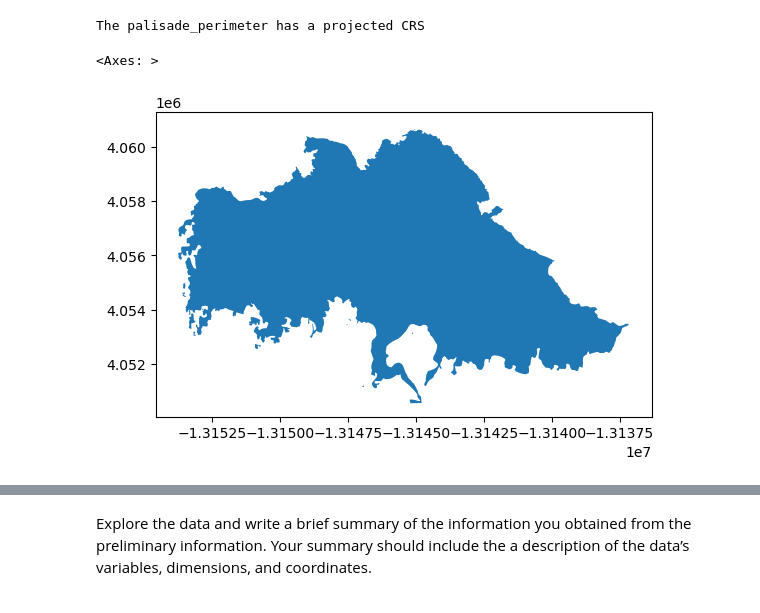
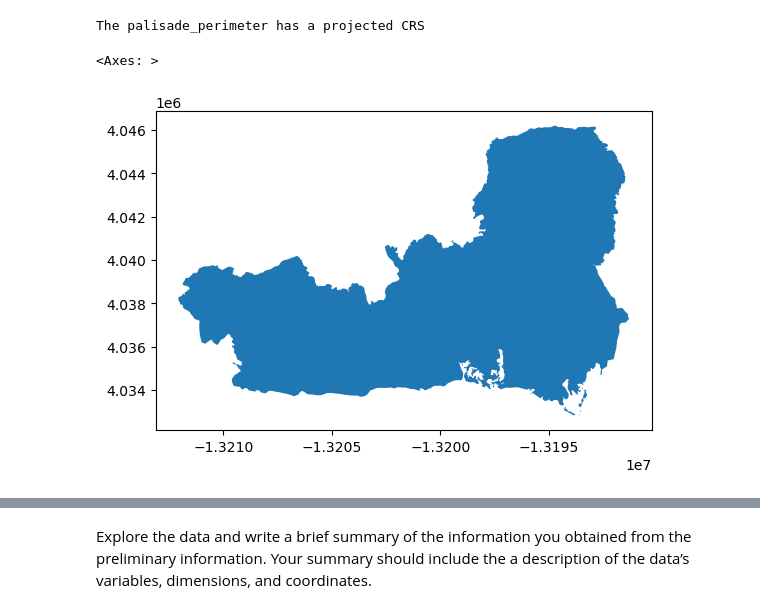
Before and after one commit to jaslynmiura/eds220-hwk4, a Jupyter notebook: hwk4-task2-false-color-MIURA.ipynb, the cells around one changed output, grey strips where cells are left out. Drawn from its saved outputs; the diff is of its cells as text; code cells hidden in the pictures.

Commit message:
Add perimeter to false color map.

```diff
--- a/hwk4-task2-false-color-MIURA.ipynb
+++ b/hwk4-task2-false-color-MIURA.ipynb
@@ -89,7 +89,7 @@ else:
 # %% [output]
 The palisade_perimeter has a projected CRS
 # %%
-eaton_perimeter.plot()
+palisade_perimeter.plot()
 # %% [output]
 <Axes: >
-[figure, old version]
+[figure, new version]
```
Also changed, not shown: parts of 10 cells of this notebook.
